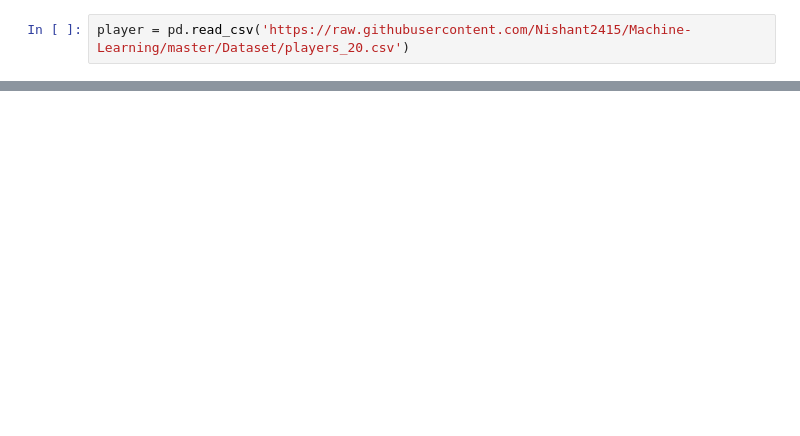
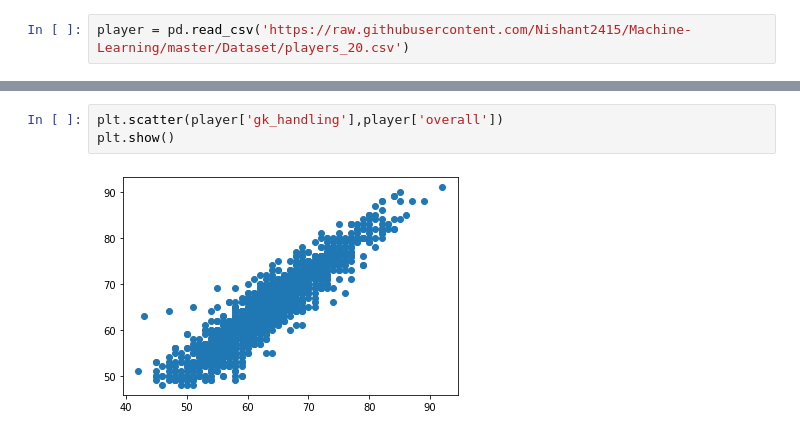
Before and after one commit to Nishant2415/Machine-Learning, a Jupyter notebook: College/PracticalML.ipynb, the cells around one changed output, grey strips where cells are left out. Drawn from its saved outputs; the diff is of its cells as text; blank space fills up the shorter version.

```diff
--- a/College/PracticalML.ipynb
+++ b/College/PracticalML.ipynb
@@ -45 +60,6 @@ player.describe(include='all')
+# %%
+plt.scatter(player['gk_handling'],player['overall'])
+plt.show()
+# %% [output]
+[figure, added]
 # %%
```
Also changed, not shown: parts of 10 cells of this notebook.
